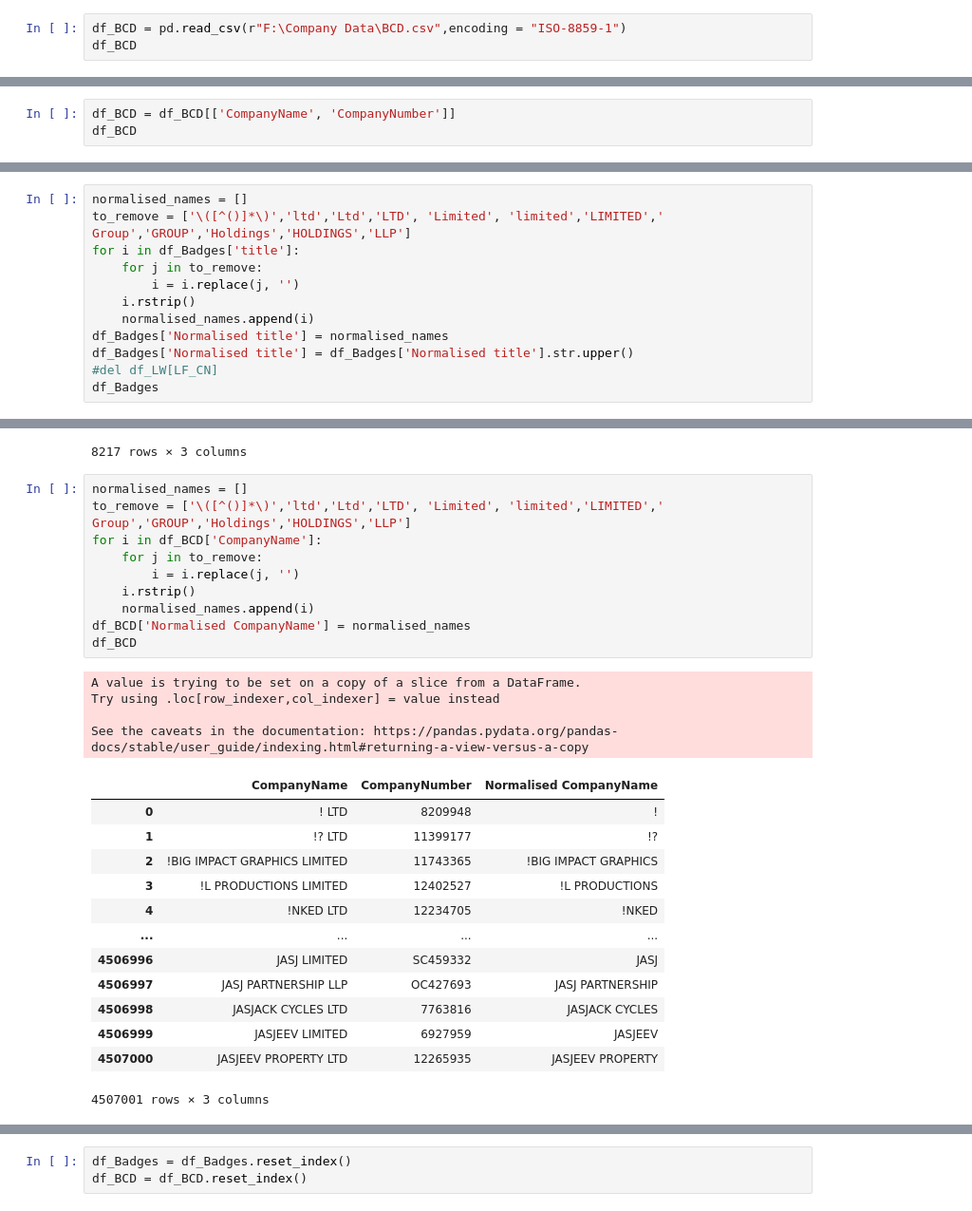
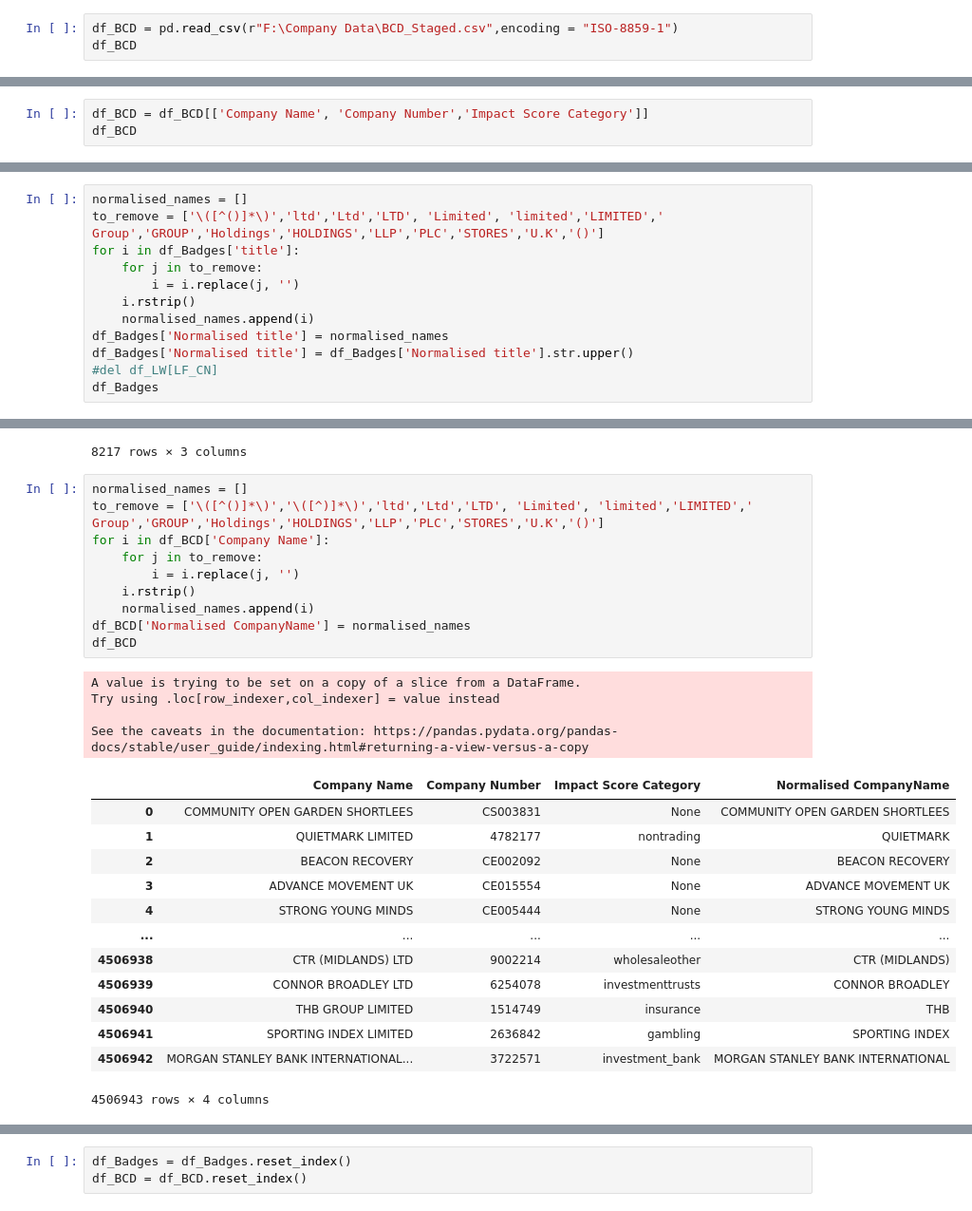
Before and after one commit to jacksim588/Record-Linkage, a Jupyter notebook: Single Name Comparison.ipynb, the cells around one changed output, grey strips where cells are left out. Shown at 95% size. Cells and saved outputs as stored; diff of their text form.

```diff
--- a/Single Name Comparison.ipynb
+++ b/Single Name Comparison.ipynb
@@ -42,6 +42,6 @@ df_Badges
 | 8216 | 3283 | Zott SE |
 8217 rows × 2 columns
 # %%
-df_BCD = pd.read_csv(r"F:\Company Data\BCD.csv",encoding = "ISO-8859-1")
+df_BCD = pd.read_csv(r"F:\Company Data\BCD_Staged.csv",encoding = "ISO-8859-1")
 df_BCD
 # %% [output]
@@ -61,3 +60,0 @@ df_BCD
-# %%
-df_BCD = df_BCD[['CompanyName', 'CompanyNumber']]
-df_BCD
@@ -77,0 +61,3 @@ df_BCD
+# %%
+df_BCD = df_BCD[['Company Name', 'Company Number','Impact Score Category']]
+df_BCD
@@ -78,6 +78,6 @@ df_BCD
 # %%
 normalised_names = []
-to_remove = ['\([^()]*\)','ltd','Ltd','LTD', 'Limited', 'limited','LIMITED',' Group','GROUP','Holdings','HOLDINGS','LLP']
+to_remove = ['\([^()]*\)','ltd','Ltd','LTD', 'Limited', 'limited','LIMITED',' Group','GROUP','Holdings','HOLDINGS','LLP','PLC','STORES','U.K','()']
 for i in df_Badges['title']:
     for j in to_remove:
         i = i.replace(j, '')
@@ -103,29 +103,29 @@ df_Badges
 8217 rows × 3 columns
 # %%
 normalised_names = []
-to_remove = ['\([^()]*\)','ltd','Ltd','LTD', 'Limited', 'limited','LIMITED',' Group','GROUP','Holdings','HOLDINGS','LLP']
-for i in df_BCD['CompanyName']:
+to_remove = ['\([^()]*\)','\([^)]*\)','ltd','Ltd','LTD', 'Limited', 'limited','LIMITED',' Group','GROUP','Holdings','HOLDINGS','LLP','PLC','STORES','U.K','()']
+for i in df_BCD['Company Name']:
     for j in to_remove:
         i = i.replace(j, '')
     i.rstrip()
     normalised_names.append(i)
 df_BCD['Normalised CompanyName'] = normalised_names
 df_BCD
 # %% [output]
 A value is trying to be set on a copy of a slice from a DataFrame.
 Try using .loc[row_indexer,col_indexer] = value instead
 
 See the caveats in the documentation: https://pandas.pydata.org/pandas-docs/stable/user_guide/indexing.html#returning-a-view-versus-a-copy
-|  | CompanyName | CompanyNumber | Normalised CompanyName |
-| 0 | ! LTD | 8209948 | ! |
-| 1 | !? LTD | 11399177 | !? |
-| 2 | !BIG IMPACT GRAPHICS LIMITED | 11743365 | !BIG IMPACT GRAPHICS |
-| 3 | !L PRODUCTIONS LIMITED | 12402527 | !L PRODUCTIONS |
-| 4 | !NKED LTD | 12234705 | !NKED |
-| ... | ... | ... | ... |
-| 4506996 | JASJ LIMITED | SC459332 | JASJ |
-| 4506997 | JASJ PARTNERSHIP LLP | OC427693 | JASJ PARTNERSHIP |
-| 4506998 | JASJACK CYCLES LTD | 7763816 | JASJACK CYCLES |
-| 4506999 | JASJEEV LIMITED | 6927959 | JASJEEV |
-| 4507000 | JASJEEV PROPERTY LTD | 12265935 | JASJEEV PROPERTY |
+|  | Company Name | Company Number | Impact Score Category | Normalised CompanyName |
+| 0 | COMMUNITY OPEN GARDEN SHORTLEES | CS003831 | None | COMMUNITY OPEN GARDEN SHORTLEES |
+| 1 | QUIETMARK LIMITED | 4782177 | nontrading | QUIETMARK |
+| 2 | BEACON RECOVERY | CE002092 | None | BEACON RECOVERY |
+| 3 | ADVANCE MOVEMENT UK | CE015554 | None | ADVANCE MOVEMENT UK |
+| 4 | STRONG YOUNG MINDS | CE005444 | None | STRONG YOUNG MINDS |
+| ... | ... | ... | ... | ... |
+| 4506938 | CTR (MIDLANDS) LTD | 9002214 | wholesaleother | CTR (MIDLANDS) |
+| 4506939 | CONNOR BROADLEY LTD | 6254078 | investmenttrusts | CONNOR BROADLEY |
+| 4506940 | THB GROUP LIMITED | 1514749 | insurance | THB |
+| 4506941 | SPORTING INDEX LIMITED | 2636842 | gambling | SPORTING INDEX |
+| 4506942 | MORGAN STANLEY BANK INTERNATIONAL... | 3722571 | investment_bank | MORGAN STANLEY BANK INTERNATIONAL |
-4507001 rows × 3 columns
+4506943 rows × 4 columns
```
Also changed, not shown: parts of 15 cells of this notebook.
